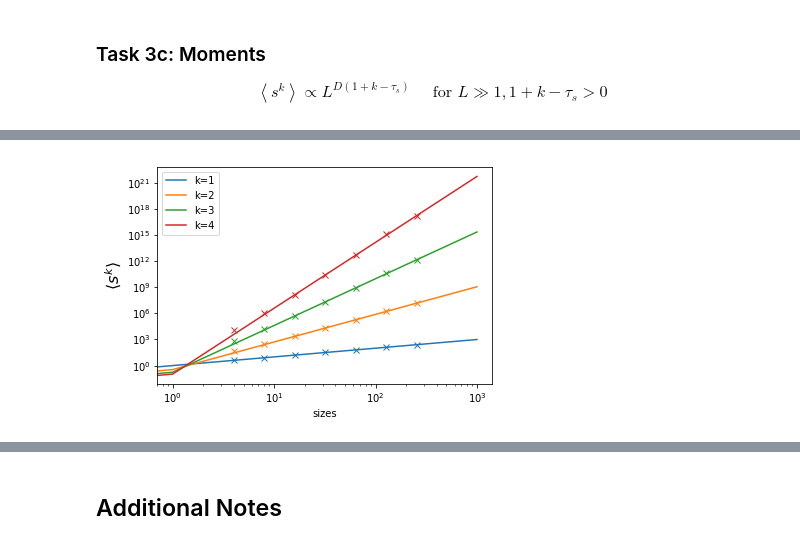
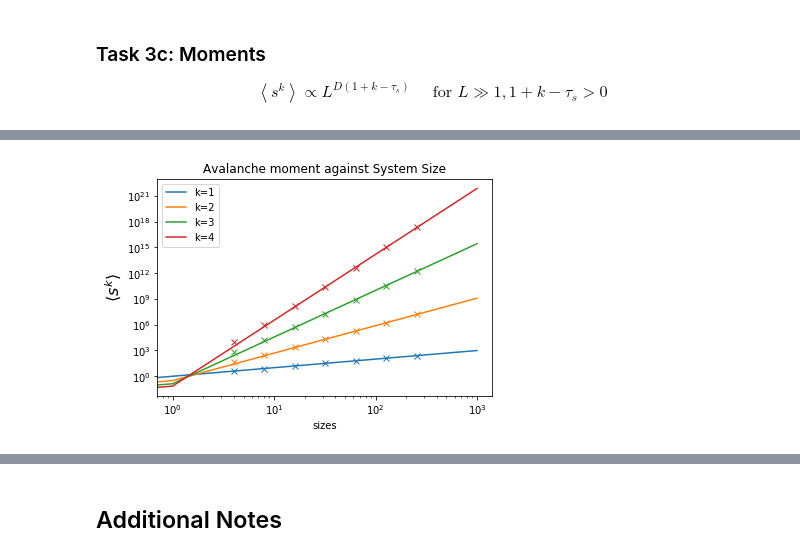
Before and after one commit to shaunfg/Complexity-Networks, a Jupyter notebook: Complexity_Project.ipynb, the cells around one changed output, grey strips where cells are left out. Saved outputs shown, nothing was run; the diff lists cells and outputs as text; code cells hidden in the pictures.

```diff
--- a/Complexity_Project.ipynb
+++ b/Complexity_Project.ipynb
@@ -895,6 +895,7 @@ $$\left\langle s^{k}\right\rangle \propto L^{D\left(1+k-\tau_{s}\right)} \quad \
 # %%
 from scipy import stats
 
+k_mom = [1,2,3,4]
 moments = [x.get_k_moment() for x in Oslo_models]
 
 # Obtain value for k_th moment from each Oslo model size
@@ -903,77 +904,78 @@ k_2 = [moments[i][1] for i in range(len(moments))]
 k_3 = [moments[i][2] for i in range(len(moments))]
 k_4 = [moments[i][3] for i in range(len(moments))]
 
+# Function for exponent
 def X(k,D = 2.25,tau_s=1.55555):
     return D*(1+k-tau_s)
 
 # Form moments into a list
 k_s = [k_1,k_2,k_3,k_4]
-k_mom = [1,2,3,4]
 
-plt.figure()
-[plt.loglog(sizes,k_s[i],'x')for i in range(len(k_s))]
-print(np.log10(sizes))
-
-plt.xlabel("sizes")
-plt.ylabel(r"$\langle s^k\rangle $",fontsize = 16)
-
-sub = 2
-
+# Prepare lists
 gradients = []
 ints = []
 
+# Index to pick points to fit, ignore L = 4,8
+sub = 2
+
+# Fit line f best fits
 for i in range(len(k_s)):
     m,c,a,a,a = stats.linregress(np.log10(sizes)[sub:],np.log10(k_s[i])[sub:])
     gradients.append(m)
     ints.append(c)
-
-samp_x = (np.arange(0,1000,1))
-[plt.loglog(samp_x,samp_x**gradients[i]*10**ints[i],color = "C{}".format(i),
-           label = "k={}".format([1,2,3,4][i])) for i in range(len(ints))]
-plt.legend()
 slope,intercept,a,b,c = stats.linregress([1,2,3,4],gradients)
 
+# Calculate D and tau values.
 D = slope
 tau_s = 1 - intercept/D
 print("Tau_s = {:.4f}, D = {:.4f}".format(tau_s,D))
 
+# Demonstrate corrections to scaling,
+# Average S^k value / L^X
+s_scaled = [np.array(k_s[i])/(np.array(sizes)**X(np.array(k_mom[i]),D,tau_s))for i in range(len(k_mom))]
+
+# Average S^k value / L^X using ideal D and tau values
+s_ideal = [np.array(k_s[i])/(np.array(sizes)**X(np.array(k_mom[i])))for i in range(len(k_mom))]
+
+# Average S^k value / L^X adjusted to find scaling exponent
+B_k = (np.array([s[-1] for s in s_ideal]))
+s_adjusted = [s_ideal[i] / B_k[i] - 1 for i in range(len(B_k))]
+
+m,c,a,a,a = stats.linregress(np.log10(sizes)[sub:],np.log10(s_adjusted[i])[sub:])
+
+print(s_adjusted)
+
+# Plot
+samp_x = (np.arange(0,1000,1))
+
 plt.figure()
+[plt.loglog(sizes,k_s[i],'x')for i in range(len(k_s))]
+[plt.loglog(samp_x,samp_x**gradients[i]*10**ints[i],color = "C{}".format(i),
+           label = "k={}".format([1,2,3,4][i])) for i in range(len(ints))]
+plt.xlabel("sizes")
+plt.ylabel(r"$\langle s^k\rangle $",fontsize = 16)
+plt.title("Avalanche moment against System Size")
+plt.legend()
+
+plt.figure()
+plt.title(r"Exponent $D(1+k-\tau_s)$ against moment $k$")
 plt.plot([1,2,3,4],X(np.array([1,2,3,4]),D,tau_s),label = "calculated ")
 plt.plot([1,2,3,4],gradients,'x',label = "experimental")
 plt.legend()
 plt.xlabel("k",fontsize = 16)
 plt.ylabel(r"$D(1+k-\tau_s)$",fontsize = 16)
 
-# Demonstrate corrections to scaling, as should be zero.
-plt.figure()
+fig,(ax1,ax2)= plt.subplots(2,1,figsize = (8,11))
+[ax1.plot(sizes,s_ideal[i],label = "k={}".format(k_mom[i]))for i in range(len(s_ideal))]
+[ax2.loglog(sizes,s_adjusted[i],label = "k={}".format(k_mom[i]))for i in range(len(s_adjusted))]
 
-# Average S^k value / L^X
-s_scaled = [np.array(k_s[i])/(np.array(sizes)**X(np.array(k_mom[i]),D,tau_s))for i in range(len(k_mom))]
-# print(B_k)
+ax1.set_title(r"Moments $\langle s^k \rangle$ Scaling, expect constant value")
+ax1.set_ylabel(r"$\frac{\langle s^k \rangle}{L^{1+k-\tau_s}}$",fontsize =16)
+ax1.set_xlabel("sizes",fontsize =10)
+ax1.legend()
 
-# plt.figure()
-# [plt.plot(sizes,s_scaled[i])for i in range(len(s_scaled))]
-
-s_ideal = [np.array(k_s[i])/(np.array(sizes)**X(np.array(k_mom[i])))for i in range(len(k_mom))]
-
-print(s_ideal)
-
-B_k = (np.array([s[-1] for s in s_ideal]))
-s_adjusted = [s_ideal[i] / B_k[i] - 1 for i in range(len(B_k))]
-
-print(s_adjusted)
-
-plt.figure()
-[plt.plot(sizes,s_ideal[i])for i in range(len(s_ideal))]
-plt.figure()
-[plt.loglog(sizes,s_adjusted[i])for i in range(len(s_adjusted))]
-plt.figure()
-plt.title("Demonstrations to Corrections to Scaling (k=1) - Not Constant in Log")
-plt.xlabel("sizes")
-plt.ylabel(r"$\langle s^k\rangle / L^{D(1+k-\tau_s)}$",fontsize = 16)
-
-# Overflow errors occur for moments of k >=2
-# plt.loglog(sizes[:4],np.array(k_s[1])[:4]/(np.array(sizes)**X(np.array(k_s[1]),D,tau_s))[:4],'x')
-# plt.loglog(sizes[:4],np.array(k_s[2])[:4]/(np.array(sizes)**X(np.array(k_s[2]),D,tau_s))[:4],'x')
-# plt.loglog(sizes[:4],np.array(k_s[3])[:4]/(np.array(sizes)**X(np.array(k_s[3]),D,tau_s))[:4],'x')
+ax2.set_title(r"Moments $\langle s^k \rangle$ Scaling adjusted to find 1st order scaling exponent")
+ax2.set_ylabel(r"$\frac{\langle s^k \rangle}{L^{1+k-\tau_s}} \cdot \frac{1}{B_k} -1$",fontsize =16)
+ax2.set_xlabel("sizes",fontsize =10)
+ax2.legend()
 # %% [output]
@@ -994 +989 @@ Text(0,0.5,'$\\langle s^k\\rangle / L^{D(1+k-\\tau_s)}$')
-[figure, old version]
+[figure, new version]
```
Also changed, not shown: parts of 14 cells of this notebook.
